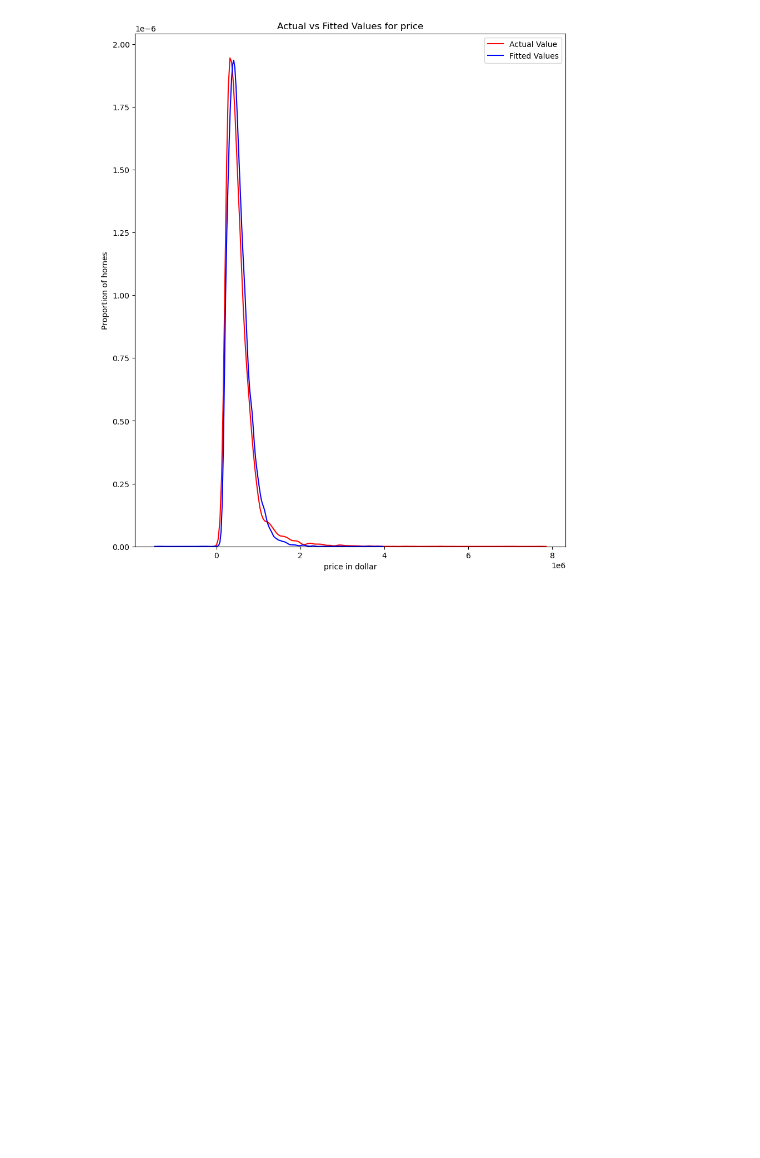
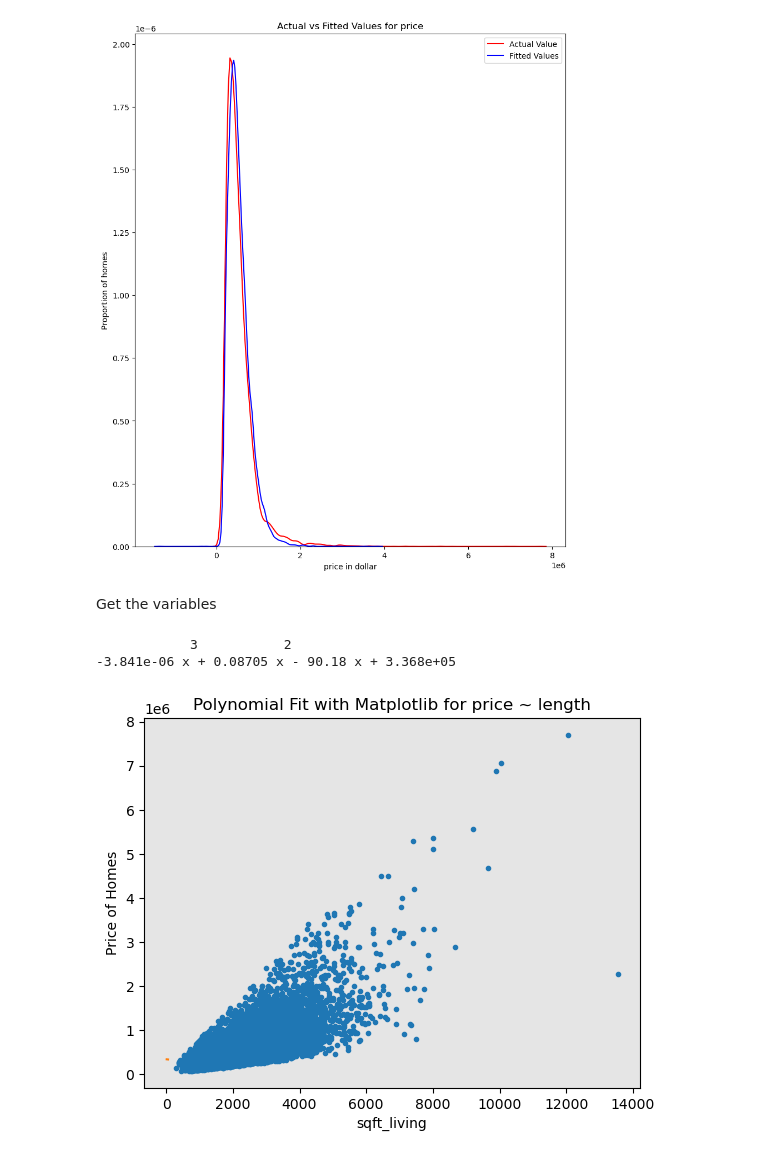
Before and after one commit to CS4580/my-notes-Komperda, a Jupyter notebook: module_9/ModelDevelopment.ipynb, the cells around one changed output. Drawn from its saved outputs; the diff is of its cells as text; code cells hidden in the pictures; blank space fills up the shorter version.

```diff
--- a/module_9/ModelDevelopment.ipynb
+++ b/module_9/ModelDevelopment.ipynb
@@ -283,3 +277,34 @@ plt.legend()
 # %% [output]
 <matplotlib.legend.Legend at 0x...>
 [figure]
+# %%
+def PlotPolly(model, independent_variable, dependent_variable, name):
+    x_new = np.linspace(15, 55, 100) # linespace for x axis
+    y_new = model(x_new)
+    plt.plot(independent_variable, dependent_variable, '.', x_new, y_new, '-')
+    plt.title('Polynomial Fit with Matplotlib for price ~ length')
+    ax = plt.gca() # gca returns the current axes
+    ax.set_facecolor((0.898, 0.898, 0.898))
+    fig = plt.gcf() # get the current figure
+    plt.xlabel(name)
+    plt.ylabel('Price of Homes')
+    plt.show()
+    plt.close()
+# %% [markdown]
+Get the variables
+# %%
+x = df['sqft_living']
+y = df['price']
+# %%
+# Fit the polynomial (3rd order, cubic)
+f = np.polyfit(x, y, 3)
+p = np.poly1d(f)
+print(p)
+# %% [output]
+            3           2
+-3.841e-06 x + 0.08705 x - 90.18 x + 3.368e+05
+# %%
+# Plot the function
+PlotPolly(p, x, y, 'sqft_living')
+# %% [output]
+[figure, added]
```
Also changed, not shown: parts of 24 cells of this notebook, 6 other files.
